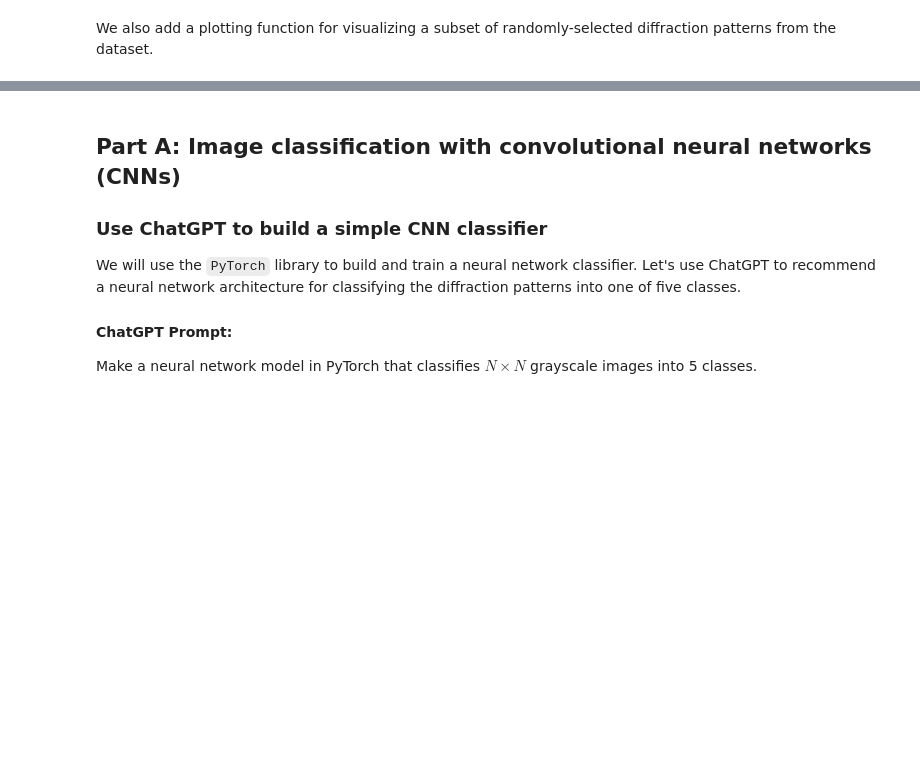
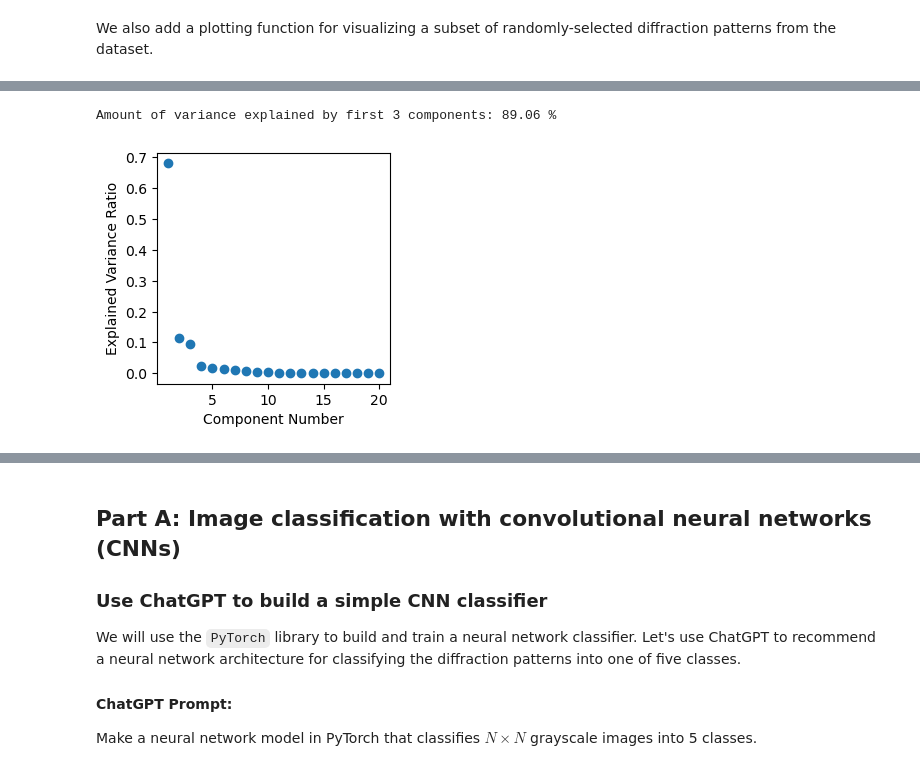
Before and after one commit to ninarina12/NX-School-2023, a Jupyter notebook: AI-ML_Tutorial.ipynb, the cells around one changed output, grey strips where cells are left out. Drawn from its saved outputs; the diff is of its cells as text; code cells hidden in the pictures; blank space fills up the shorter version.

```diff
--- a/AI-ML_Tutorial.ipynb
+++ b/AI-ML_Tutorial.ipynb
@@ -221,0 +247,13 @@ fig = plot_pattern_grid(diffs, targets + 1)
+# %%
+from sklearn.decomposition import PCA
+
+# Initiate PCA model with many components
+pca = PCA(n_components=20)
+
+# reshape diffraction data from M X N X N, where M is the number of images and N is the number of pixels to M x N^2 for PCA analysis
+diffs_vector = diffs.reshape(diffs.shape[0],diffs.shape[1]*diffs.shape[2])
+
+# Fit PCA Model to diffraction data
+pca_transform = pca.fit_transform(diffs_vector)
+# this will be a M x n_components matrix where each row corresponds to the transform
+# of a single diffraction pattern, and the columns correspond to coefficients of each principal component
@@ -221,0 +268,10 @@ fig = plot_pattern_grid(diffs, targets + 1)
+# %%
+fig, ax = plt.subplots(figsize=(3,3))
+ax.scatter(np.arange(20)+1,pca.explained_variance_ratio_)
+ax.set_xlabel('Component Number')
+ax.set_ylabel('Explained Variance Ratio')
+
+print('Amount of variance explained by first 3 components: {} %'.format(np.round(np.sum(pca.explained_variance_ratio_[:3]) * 100,2)))
+# %% [output]
+Amount of variance explained by first 3 components: 89.06 %
+[figure, added]
```
Also changed, not shown: parts of 16 cells of this notebook.
